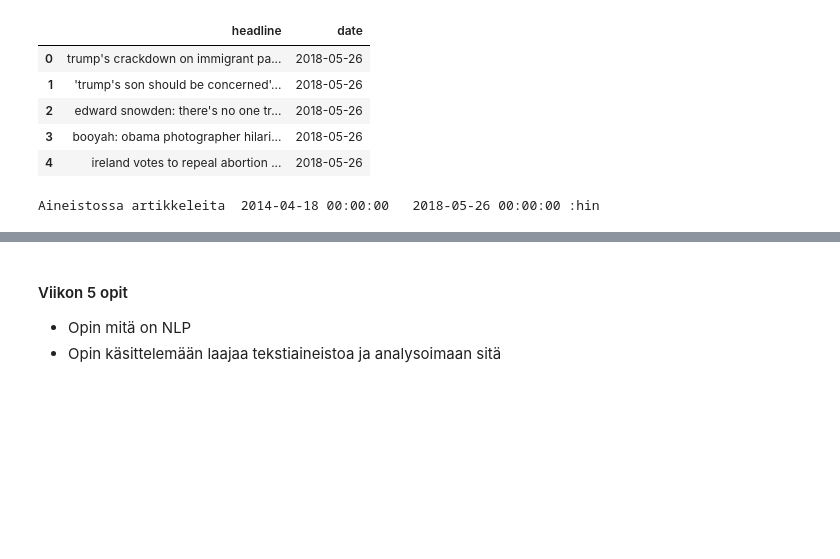
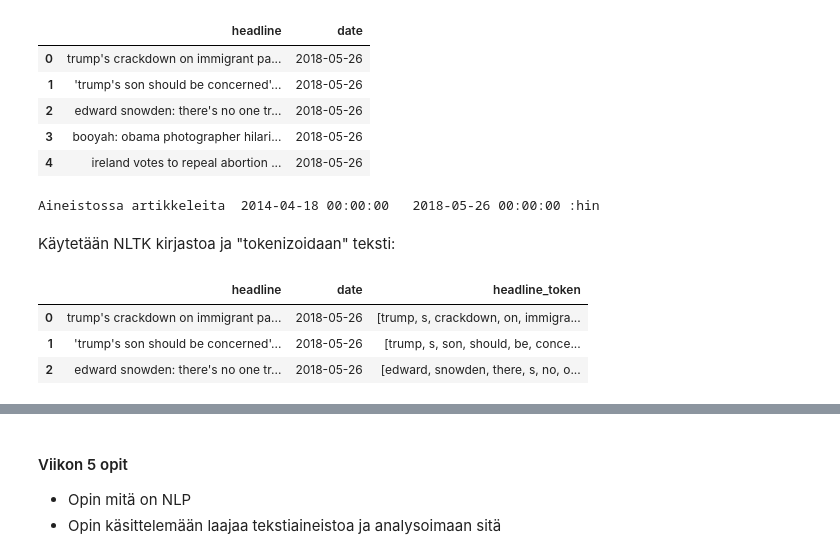
Before and after one commit to holezekki99/JODA2022, a Jupyter notebook: JODA2022_oppimispäiväkirja.ipynb, the cells around one changed output, grey strips where cells are left out. Drawn from its saved outputs; the diff is of its cells as text; code cells hidden in the pictures; blank space fills up the shorter version.

```diff
--- a/JODA2022_oppimispäiväkirja.ipynb
+++ b/JODA2022_oppimispäiväkirja.ipynb
@@ -379,3 +379,5 @@ to_date = max(df['date'])
 print("Aineistossa artikkeleita ", from_date, " ", to_date, ":hin")
 # %% [output]
 Aineistossa artikkeleita  2014-04-18 00:00:00   2018-05-26 00:00:00 :hin
+# %% [markdown]
+Käytetään NLTK kirjastoa ja "tokenizoidaan" teksti:
@@ -381,0 +387,10 @@ Aineistossa artikkeleita  2014-04-18 00:00:00   2018-05-26 00:00:00 :hin
+# %%
+regexp = RegexpTokenizer('\w+')
+
+df['headline_token']=df['headline'].apply(regexp.tokenize)
+df.head(3)
+# %% [output]
+|  | headline | date | headline_token |
+| 0 | trump's crackdown on immigrant pa... | 2018-05-26 | [trump, s, crackdown, on, immigra... |
+| 1 | 'trump's son should be concerned'... | 2018-05-26 | [trump, s, son, should, be, conce... |
+| 2 | edward snowden: there's no one tr... | 2018-05-26 | [edward, snowden, there, s, no, o... |
```
Also changed, not shown: parts of 10 cells of this notebook.
